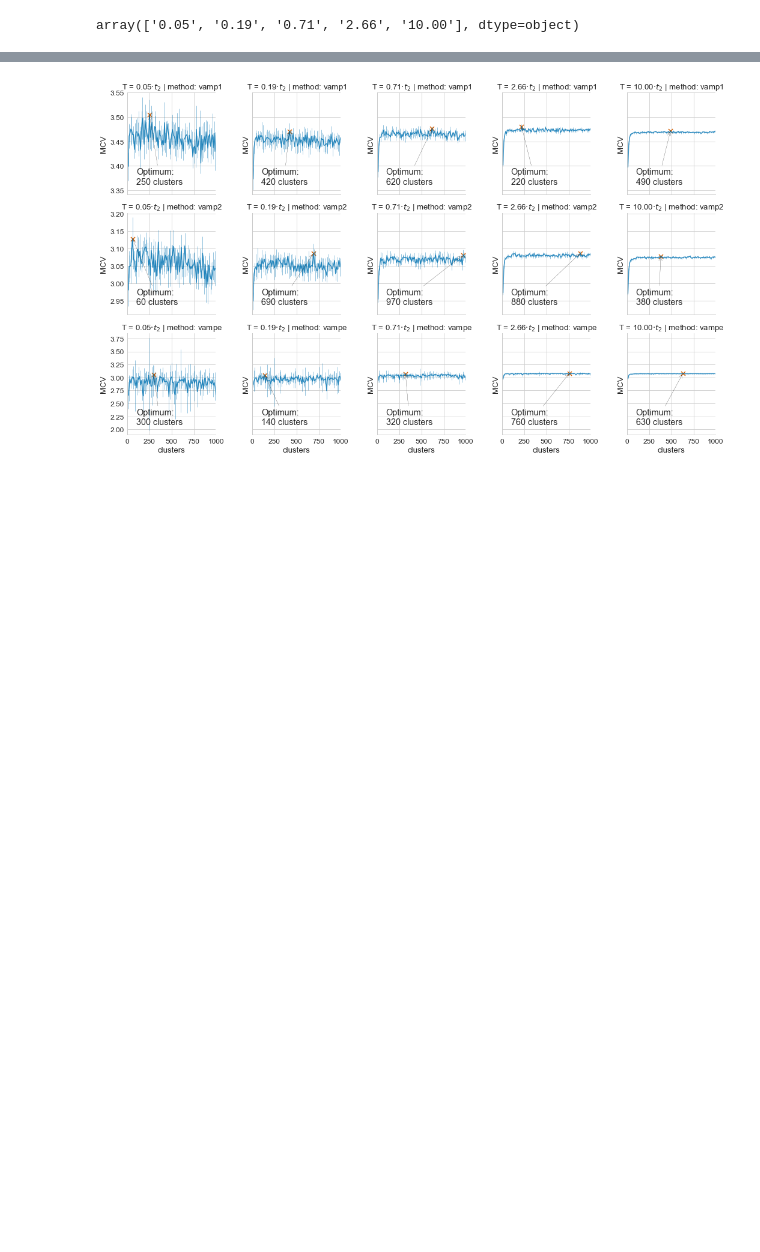
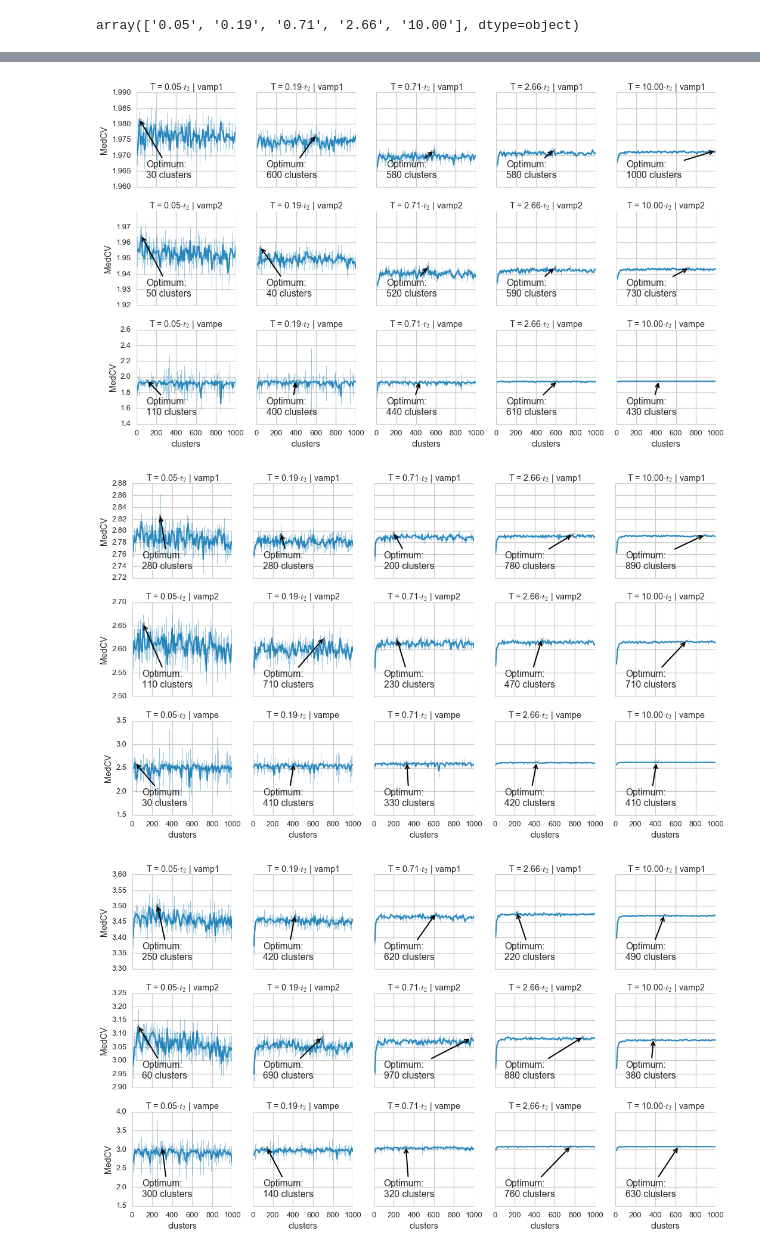
Before and after one commit to RobertArbon/four_well_analysis, a Jupyter notebook: QuadWell/Results-ShuffleSplit.ipynb, the cells around one changed output, grey strips where cells are left out. Saved outputs shown, nothing was run; the diff lists cells and outputs as text; code cells hidden in the pictures; blank space fills up the shorter version.

```diff
--- a/QuadWell/Results-ShuffleSplit.ipynb
+++ b/QuadWell/Results-ShuffleSplit.ipynb
@@ -88,7 +81,8 @@ df['t2_fraction'].unique()
 array(['0.05', '0.19', '0.71', '2.66', '10.00'], dtype=object)
 # %%
 
-df.rename(columns={'msm__score_k': 'k', 'msm__score_method': 'method','cluster__n_bins_per_feature': 'clusters'},
+df.rename(columns={'msm__score_k': 'k', 'msm__score_method': 'method','cluster__n_bins_per_feature': 'clusters',
+                  'test_scores_median': 'MedCV', 'test_scores_std': 'CV_err'},
          inplace=True)
 df.head()
 # %% [output]
@@ -133,8 +127,9 @@ df.loc[df['k']==4, :].head()
 # %%
 methods = df['method'].unique()
 t2_fracs = df['t2_fraction'].unique()
-# %%
-k = 4
-df_sample = df.loc[df['k']==k, :]
-best_df_sample = best_df.loc[df['k']==k, :]
-cols = sns.color_palette('colorblind', 3)
+# %%
+best_idx = df.groupby(['data_fraction',
+                       'method', 'k'])['MedCV'].transform(max) == df['MedCV']
+
+best_df = df.loc[best_idx, :].sort_values(by=['data_fraction',  'method', 'k'])
+best_df.head()
@@ -141,33 +143,42 @@ cols = sns.color_palette('colorblind', 3)
 # %%
-with sns.plotting_context('paper', font_scale=1.5):
-    sns.set_style('whitegrid')
-    g = sns.FacetGrid(data=df_sample,  col='t2_fraction', row='method', col_order=t2_fracs,
-                      row_order=methods, sharey='row')
-    g.map(plt.errorbar, 'clusters', 'test_scores_median', 'test_scores_std',
-          alpha=0.8, color=cols[0], elinewidth=.5)
-#     g.map(plt.errorbar, 'clusters', 'test_scores_mean',
-#           alpha=0.8, color=cols[0])
+for k in range(2,7):
 
-    g.set_titles('T = {col_name}$ \cdot t_2$ | method: {row_name}' )
-    g.set(ylabel='MCV', xlim=(0,1000))
-    for i in range(g.axes.shape[0]):
-        for j in range(g.axes.shape[1]):
-            ax = g.axes[i][j]
-            idx = (best_df_sample['method']==methods[i]) & (best_df_sample['data_fraction']==fractions[j])
+    df_sample = df.loc[df['k']==k, :]
+    best_df_sample = best_df.loc[df['k']==k, :]
+    cols = sns.color_palette('colorblind', 3)
 
-            x = best_df_sample.loc[idx, 'clusters']
-            y = best_df_sample.loc[idx, 'test_scores_median']
-            ax.scatter(x, y, c=cols[-1], marker='x', s=50)
 
-            label = 'Optimum:\n{} clusters'.format(x.values[0])
-            ax.annotate(label,
-                    xy=(x, y), xycoords='data',
-                    xytext=(.1, .1),  textcoords='axes fraction',
-                    arrowprops=dict(arrowstyle="->",
-                                    connectionstyle="arc3"),
-                    )
+    with sns.plotting_context('talk', font_scale=1):
+        sns.set_style('whitegrid')
+        g = sns.FacetGrid(data=df_sample,  col='t2_fraction', row='method', col_order=t2_fracs,
+                          row_order=methods, sharey='row')
+        g.map(plt.errorbar, 'clusters', 'MedCV', 'CV_err',
+              alpha=0.8, color=cols[0], elinewidth=.5)
+    #     g.map(plt.errorbar, 'clusters', 'test_scores_mean',
+    #           alpha=0.8, color=cols[0])
 
-    plt.savefig('figures/shuffle_k4_with_errors.png', transparent=True)
+        g.set_titles('T = {col_name}$ \cdot t_2$ | {row_name}' )
+        g.set(xlim=(0,1000))
+        for i in range(g.axes.shape[0]):
+            for j in range(g.axes.shape[1]):
+                ax = g.axes[i][j]
+                idx = (best_df_sample['method']==methods[i]) & (best_df_sample['data_fraction']==fractions[j])
+
+                x = best_df_sample.loc[idx, 'clusters']
+                y = best_df_sample.loc[idx, 'MedCV']
+                ax.scatter(x, y, c=cols[-1], marker='x', s=50)
+
+                label = 'Optimum:\n{} clusters'.format(x.values[0])
+                ax.annotate(label,
+                        xy=(x, y), xycoords='data',
+                        xytext=(.1, .1),  textcoords='axes fraction',
+                        arrowprops=dict(arrowstyle="->",
+                                        connectionstyle="arc3", linewidth=2),
+                        )
+        plt.tight_layout()
+        plt.savefig('figures/osprey_T_vs_m_k{}.png'.format(k), transparent=True)
 # g.map(plt.errorbar, 'cluster__n_bins_per_feature', 'train_scores_mean','train_scores_std',  alpha=1, color=cols[1])
 # %% [output]
-[figure, old version]
+[figure, new version]
+[figure, added]
+[figure, added]
```
Also changed, not shown: parts of 17 cells of this notebook, 1 other file.
